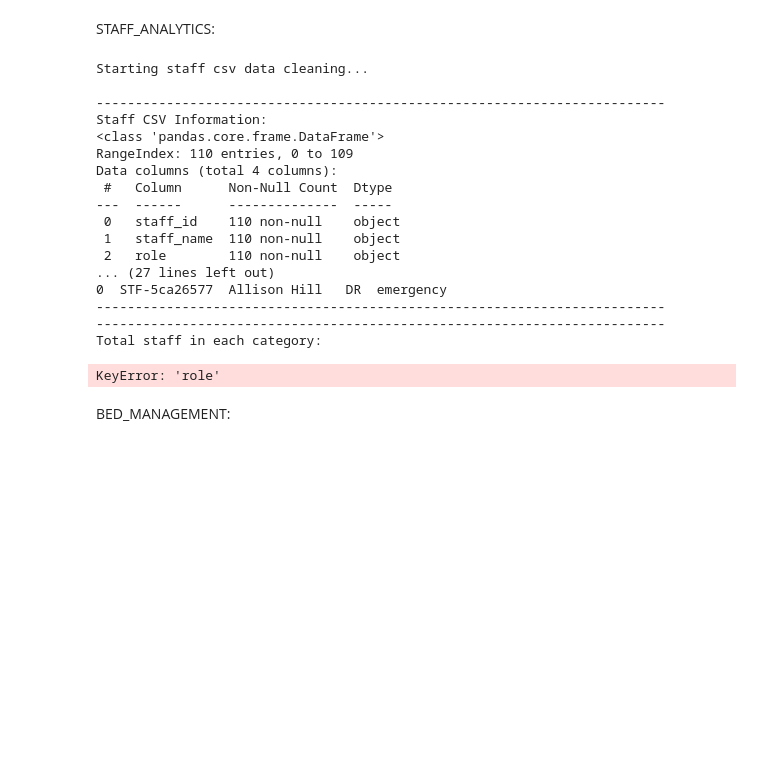
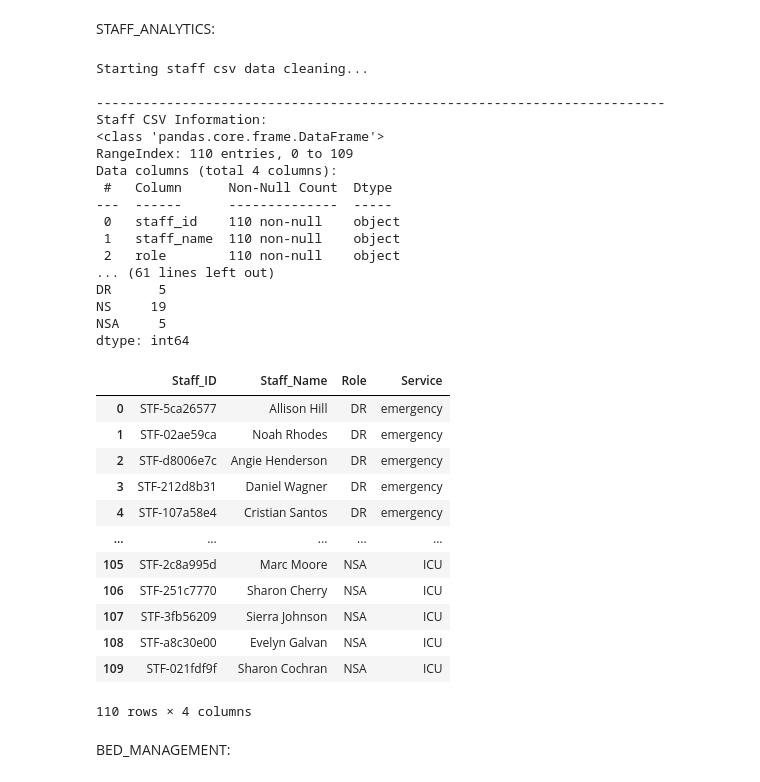
Before and after one commit to Esha-Mirza/Hospital-Bed-Management-Staff-and-Patient-Analysis, a Jupyter notebook: Notebook/Hospitalbook.ipynb, the cells around one changed output. Saved outputs shown, nothing was run; the diff lists cells and outputs as text; code cells hidden in the pictures; blank space fills up the shorter version.

Commit message:
Refactor StaffAnalytics class and update execution counts

```diff
--- a/Notebook/Hospitalbook.ipynb
+++ b/Notebook/Hospitalbook.ipynb
@@ -227,91 +227,107 @@ STAFF_ANALYTICS:
         # Big section = many people
         # Small section = few people
 class StaffAnalytics:
-     def _init_(self):
-        pass
+     def __init__(self,staff_df):
+        self.staff_clean = staff_df.copy()
 
-     def clean_staff_data(self,staff_df):
+     def clean_staff_data(self):
         print("\nStarting staff csv data cleaning...\n")
-        staff_clean = staff_df.copy()
+        #staff_clean = staff_df.copy()
 
         print("-------------------------------------------------------------------------")
         print("Staff CSV Information:")
-        staff_clean.info()
+        self.staff_clean.info()
 
         print("-------------------------------------------------------------------------")
         print("Checking for the numbers of empty rows:")
-        print(staff_clean.isnull().sum())
+        print(self.staff_clean.isnull().sum())
 
-        print("-------------------------------------------------------------------------")
+        print("-------------------------------------------------------------------------\n")
         print("Renaming Doctor to DR, Nurse to NS, Nursing Assistant to NSA ")
-        staff_clean['role']=staff_clean['role'].replace({"doctor":"DR",
+        self.staff_clean['role']=self.staff_clean['role'].replace({"doctor":"DR",
                                                          "nurse":"NS",
                                                          "nursing_assistant":"NSA"})
-        print(staff_clean.iloc[48:56])
+        print(self.staff_clean.iloc[48:56])
 
         print("-------------------------------------------------------------------------")
         print("Checking for number of duplicate rows:")
-        print(staff_clean.duplicated().sum())
+        print(self.staff_clean.duplicated().sum())
 
         print("-------------------------------------------------------------------------")
         print("Renaming columns indexes:")
-        staff_clean = staff_clean.rename(columns = {'staff_id':'Staff_ID',
+        self.staff_clean = self.staff_clean.rename(columns = {'staff_id':'Staff_ID',
                                                     'staff_name':'Staff_Name',
                                                     'role':'Role',
                                                     'service':'Service'})
-        print(staff_clean.head(1))
+        print(self.staff_clean.head(1))
         print("-------------------------------------------------------------------------")
 
-        return staff_clean
+        return self.staff_clean
 
-     def staff_count_by_role(self,staff_df):
-        staff_clean = staff_df.copy()
+     def staff_count_by_role(self):
+
 
         print("-------------------------------------------------------------------------")
         print("Total staff in each category:")
-        total_staff = staff_clean.groupby('role').size()
+        total_staff = self.staff_clean.groupby('Role').size()
         print(total_staff)
 
         print("-------------------------------------------------------------------------")
         print("The number of Doctors, Nurses, and Nursing Assistants in the ICU:")
-        ICU_staff = staff_clean[staff_clean['service'] == 'ICU'].groupby('role').size()
+        ICU_staff = self.staff_clean[self.staff_clean['Service'] == 'ICU'].groupby('Role').size()
         print(ICU_staff)
 
         print("-------------------------------------------------------------------------")
         print("The number of Doctors, Nurses, and Nursing Assistants in the general medicine:")
-        gm_staff = staff_clean[staff_clean['service'] == 'general_medicine'].groupby('role').size()
+        gm_staff = self.staff_clean[self.staff_clean['Service'] == 'general_medicine'].groupby('Role').size()
         print(gm_staff)
 
         print("-------------------------------------------------------------------------")
         print("The number of Doctors, Nurses, and Nursing Assistants in the surgery:")
-        surg_staff = staff_clean[staff_clean['service'] == 'surgery'].groupby('role').size()
+        surg_staff = self.staff_clean[self.staff_clean['Service'] == 'surgery'].groupby('Role').size()
         print(surg_staff)
 
         print("-------------------------------------------------------------------------")
         print("The number of Doctors, Nurses, and Nursing Assistants in the emergency:")
-        emg_staff = staff_clean[staff_clean['service'] == 'emergency'].groupby('role').size()
+        emg_staff = self.staff_clean[self.staff_clean['Service'] == 'emergency'].groupby('Role').size()
         print(emg_staff)
 
-        return staff_clean
+        return self.staff_clean
+
+obj = StaffAnalytics(staff_df)
+obj.clean_staff_data()
+obj.staff_count_by_role()
 # %% [output]
 Starting staff csv data cleaning...
 
 -------------------------------------------------------------------------
 Staff CSV Information:
 <class 'pandas.core.frame.DataFrame'>
 RangeIndex: 110 entries, 0 to 109
 Data columns (total 4 columns):
  #   Column      Non-Null Count  Dtype
 ---  ------      --------------  -----
  0   staff_id    110 non-null    object
  1   staff_name  110 non-null    object
  2   role        110 non-null    object
-... (27 lines left out)
-0  STF-5ca26577  Allison Hill   DR  emergency
--------------------------------------------------------------------------
--------------------------------------------------------------------------
-Total staff in each category:
+... (61 lines left out)
+DR      5
+NS     19
+NSA     5
+dtype: int64
+|  | Staff_ID | Staff_Name | Role | Service |
+| 0 | STF-5ca26577 | Allison Hill | DR | emergency |
+| 1 | STF-02ae59ca | Noah Rhodes | DR | emergency |
+| 2 | STF-d8006e7c | Angie Henderson | DR | emergency |
+| 3 | STF-212d8b31 | Daniel Wagner | DR | emergency |
+| 4 | STF-107a58e4 | Cristian Santos | DR | emergency |
+| ... | ... | ... | ... | ... |
+| 105 | STF-2c8a995d | Marc Moore | NSA | ICU |
+| 106 | STF-251c7770 | Sharon Cherry | NSA | ICU |
+| 107 | STF-3fb56209 | Sierra Johnson | NSA | ICU |
+| 108 | STF-a8c30e00 | Evelyn Galvan | NSA | ICU |
+| 109 | STF-021fdf9f | Sharon Cochran | NSA | ICU |
-KeyError: 'role'
+110 rows × 4 columns
 # %% [markdown]
 BED_MANAGEMENT:
 # %%
```
